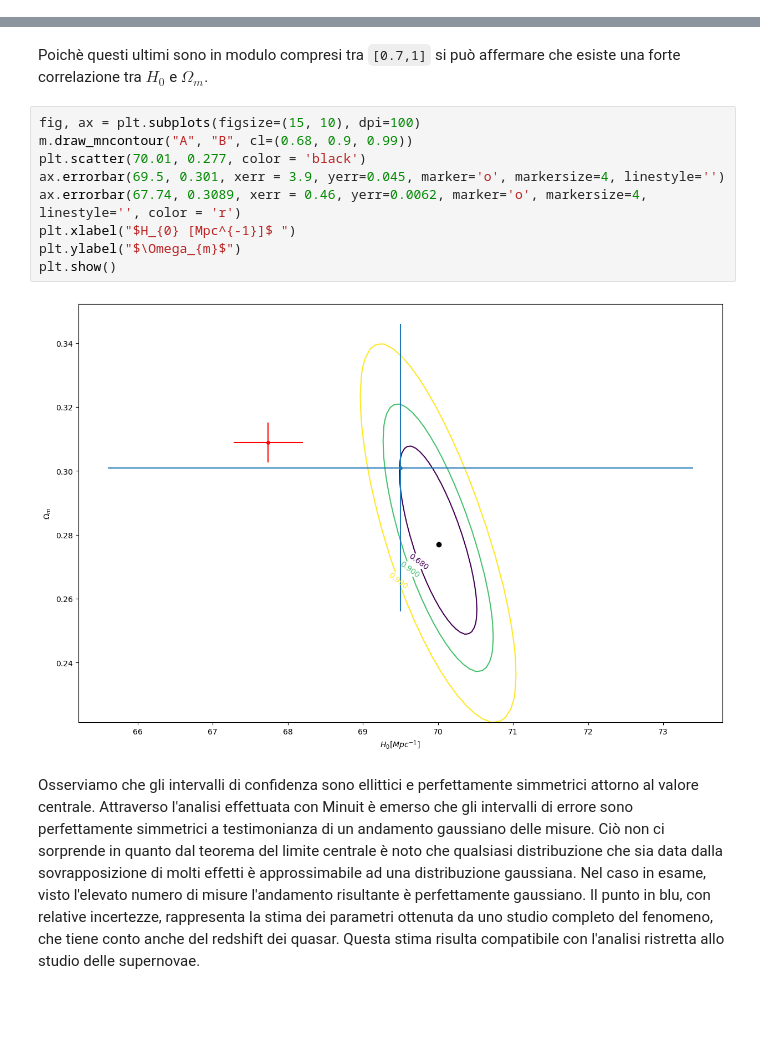
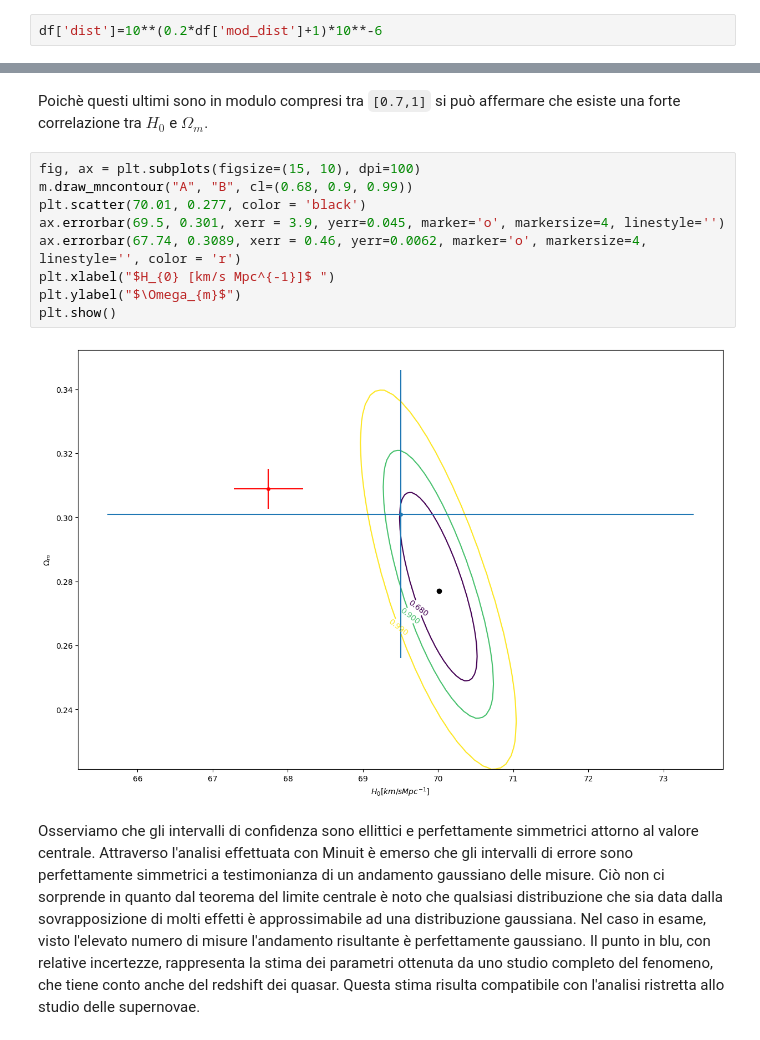
Before and after one commit to Progetto-Analisi-dati-2021/Hubble, a Jupyter notebook: Script progetto.ipynb, the cells around one changed output, grey strips where cells are left out. Cells and saved outputs as stored; diff of their text form; blank space fills up the shorter version.

```diff
--- a/Script progetto.ipynb
+++ b/Script progetto.ipynb
@@ -78,0 +78,2 @@ plt.show()
+# %%
+df['dist']=10**(0.2*df['mod_dist']+1)*10**-6
@@ -388,14 +400,14 @@
 # %%
 fig, ax = plt.subplots(figsize=(15, 10), dpi=100)
 m.draw_mncontour("A", "B", cl=(0.68, 0.9, 0.99))
 plt.scatter(70.01, 0.277, color = 'black')
 ax.errorbar(69.5, 0.301, xerr = 3.9, yerr=0.045, marker='o', markersize=4, linestyle='')
 ax.errorbar(67.74, 0.3089, xerr = 0.46, yerr=0.0062, marker='o', markersize=4, linestyle='', color = 'r')
-plt.xlabel("$H_{0} [Mpc^{-1}]$ ")
+plt.xlabel("$H_{0} [km/s Mpc^{-1}]$ ")
 plt.ylabel("$\Omega_{m}$")
 plt.show()
 # %% [output]
-[figure, old version]
+[figure, new version]
 # %% [markdown]
 Osserviamo che gli intervalli di confidenza sono ellittici e perfettamente simmetrici attorno al valore centrale. Attraverso l'analisi effettuata con Minuit è emerso che gli intervalli di errore sono perfettamente simmetrici a testimonianza di un andamento gaussiano delle misure. Ciò non ci sorprende in quanto dal teorema del limite centrale è noto che qualsiasi distribuzione che sia data dalla sovrapposizione di molti effetti è approssimabile ad una distribuzione gaussiana. Nel caso in esame, visto l'elevato numero di misure l'andamento risultante è perfettamente gaussiano.
 Il punto in blu, con relative incertezze, rappresenta la stima dei parametri ottenuta da uno studio completo del fenomeno, che tiene conto anche del redshift dei quasar. Questa stima risulta compatibile con l'analisi ristretta allo studio delle supernovae.
```
Also changed, not shown: parts of 14 cells of this notebook.
